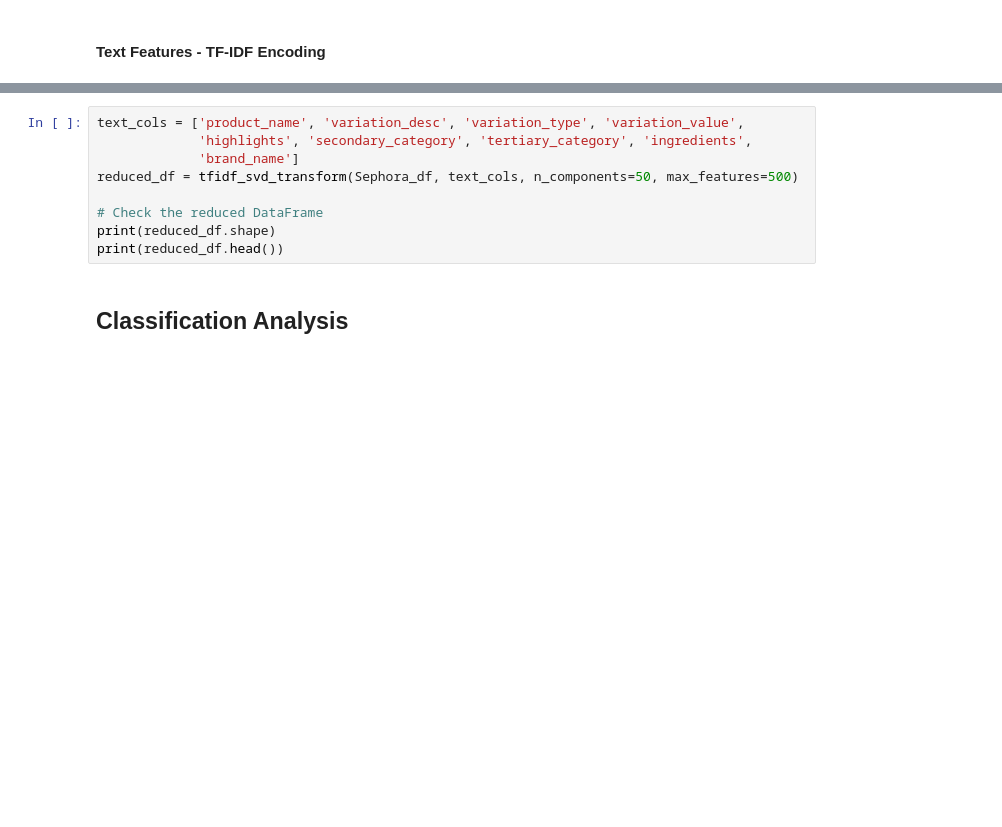
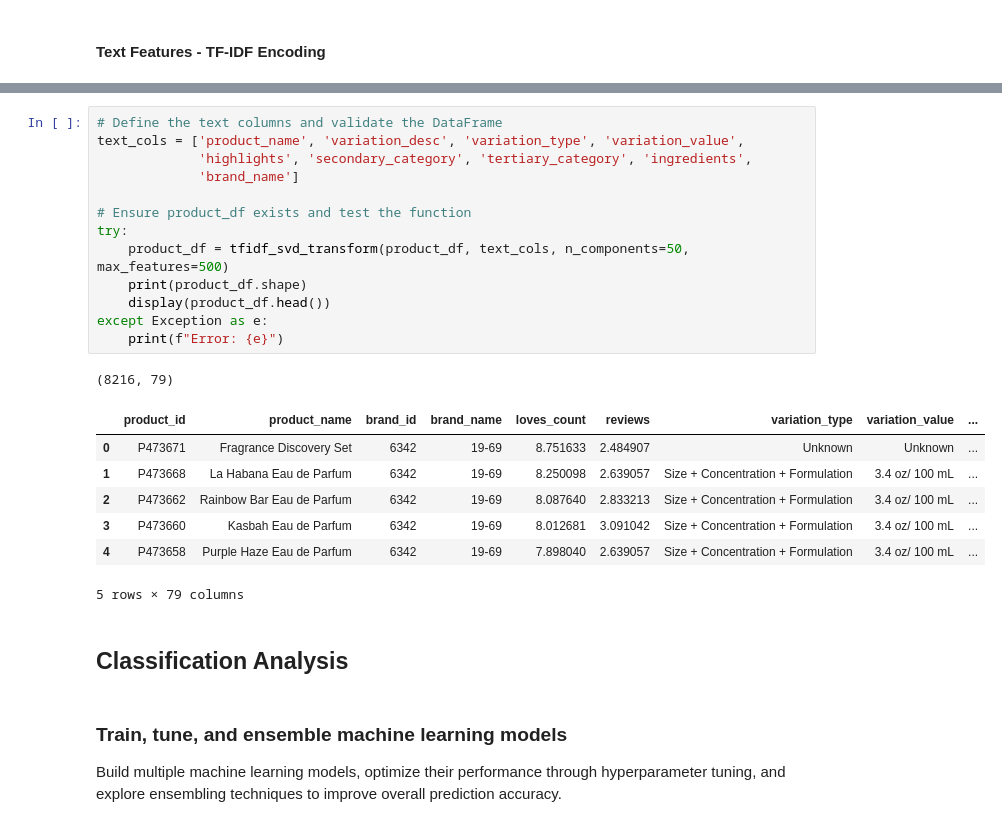
Before and after one commit to Geniusly-Stupid/Sephora-Data-Analysis-SI618, a Jupyter notebook: project_part3.ipynb, the cells around one changed output, grey strips where cells are left out. Drawn from its saved outputs; the diff is of its cells as text; blank space fills up the shorter version.

```diff
--- a/project_part3.ipynb
+++ b/project_part3.ipynb
@@ -458,11 +495,28 @@ def tfidf_svd_transform(df, text_columns, n_components=100, max_features=1000):
 # %%
+# Define the text columns and validate the DataFrame
 text_cols = ['product_name', 'variation_desc', 'variation_type', 'variation_value',
              'highlights', 'secondary_category', 'tertiary_category', 'ingredients',
              'brand_name']
-reduced_df = tfidf_svd_transform(Sephora_df, text_cols, n_components=50, max_features=500)
 
-# Check the reduced DataFrame
-print(reduced_df.shape)
-print(reduced_df.head())
+# Ensure product_df exists and test the function
+try:
+    product_df = tfidf_svd_transform(product_df, text_cols, n_components=50, max_features=500)
+    print(product_df.shape)
+    display(product_df.head())
+except Exception as e:
+    print(f"Error: {e}")
+# %% [output]
+(8216, 79)
+|  | product_id | product_name | brand_id | brand_name | loves_count | reviews | variation_type | variation_value | ... |
+| 0 | P473671 | Fragrance Discovery Set | 6342 | 19-69 | 8.751633 | 2.484907 | Unknown | Unknown | ... |
+| 1 | P473668 | La Habana Eau de Parfum | 6342 | 19-69 | 8.250098 | 2.639057 | Size + Concentration + Formulation | 3.4 oz/ 100 mL | ... |
+| 2 | P473662 | Rainbow Bar Eau de Parfum | 6342 | 19-69 | 8.087640 | 2.833213 | Size + Concentration + Formulation | 3.4 oz/ 100 mL | ... |
+| 3 | P473660 | Kasbah Eau de Parfum | 6342 | 19-69 | 8.012681 | 3.091042 | Size + Concentration + Formulation | 3.4 oz/ 100 mL | ... |
+| 4 | P473658 | Purple Haze Eau de Parfum | 6342 | 19-69 | 7.898040 | 2.639057 | Size + Concentration + Formulation | 3.4 oz/ 100 mL | ... |
+5 rows × 79 columns
 # %% [markdown]
 ## Classification Analysis
+# %% [markdown]
+### Train, tune, and ensemble machine learning models
+
+Build multiple machine learning models, optimize their performance through hyperparameter tuning, and explore ensembling techniques to improve overall prediction accuracy.
```
Also changed, not shown: parts of 31 cells of this notebook.
